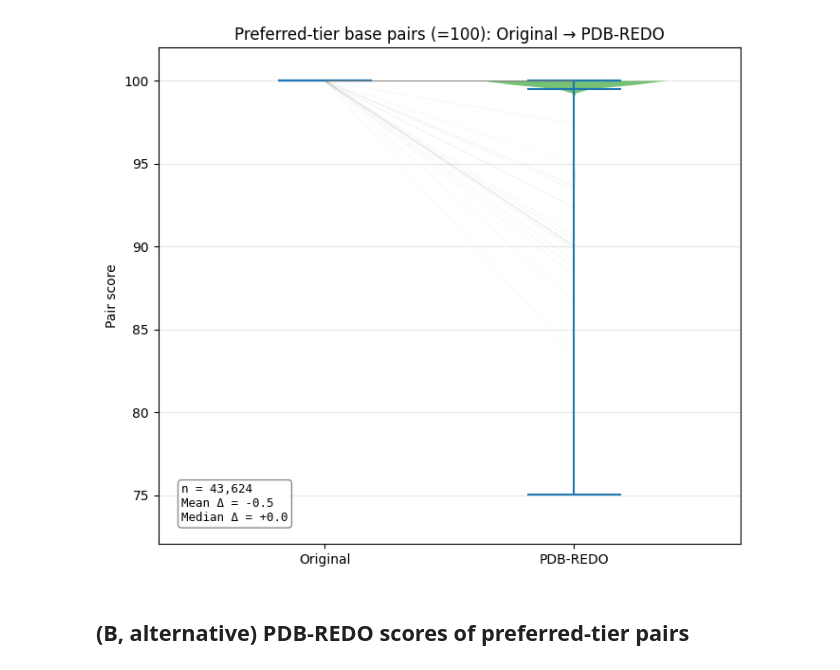
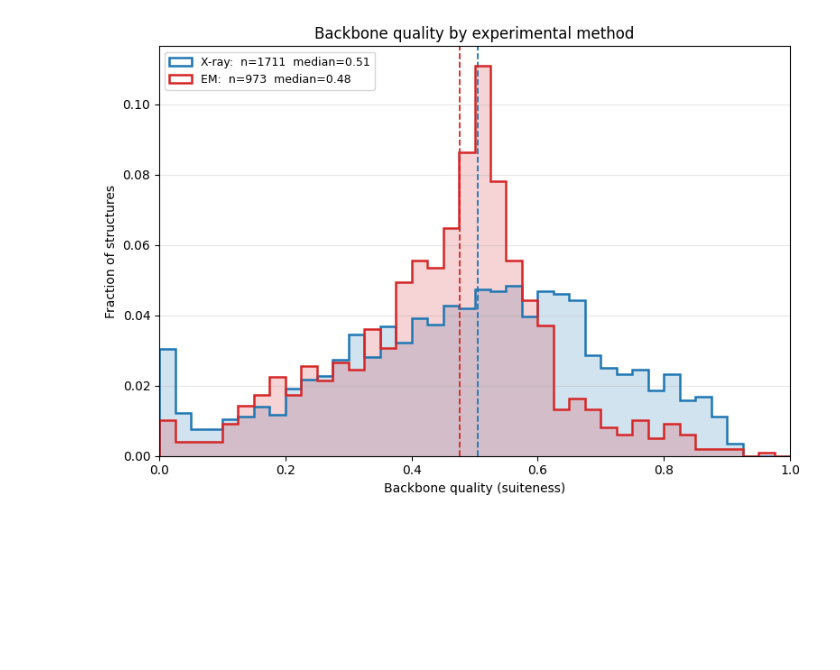
Before and after one commit to KamshinenD/PARSE-RNA-Analysis, a Jupyter notebook: notebooks/figures/figure4.ipynb, the cells around one changed output. Drawn from its saved outputs; the diff is of its cells as text; code cells hidden in the pictures; blank space fills up the shorter version.

```diff
--- a/notebooks/figures/figure4.ipynb
+++ b/notebooks/figures/figure4.ipynb
@@ -3,18 +3,20 @@
 # %%
 import json
 from pathlib import Path
+import numpy as np
 import pandas as pd
 import matplotlib.pyplot as plt
-import numpy as np
+from scipy.stats import pearsonr
 
 _ROOT = Path.cwd().parent.parent
-FIGURES = _ROOT / "figures"
+_SUB = "supplemental" if Path.cwd().name == "supplemental_figures" else "main"
+FIGURES = _ROOT / "figures" / _SUB
 
 def data_file(rel):
     return _ROOT / "data" / rel
 
 def savefig(fig, name, dpi=150):
-    FIGURES.mkdir(exist_ok=True)
+    FIGURES.mkdir(parents=True, exist_ok=True)
     fig.savefig(FIGURES / name, dpi=dpi, bbox_inches="tight")
-    return Path("figures") / name
+    return Path("figures") / _SUB / name
 # %%
@@ -43,3 +55,3 @@ def issue_rates(pairs_subset, issue_col):
 # %%
-df, summary = load()
+df = load_scores_df()
 # %% [markdown]
@@ -79,41 +84,17 @@ Top-scoring pairs stay essentially unchanged after re-refinement.
 # %%
-sub_all = df[df['orig_score'] >= HIGH_THRESH].copy()
-
-# --- documented outlier exclusion (display only) ---------------------------
-# A handful of preferred-tier pairs suffer large drops after re-refinement and
-# stretch the y-axis, obscuring that the tier is otherwise unchanged. We omit
-# pairs that fell below 75 (a >25-point drop) FROM THE PLOT ONLY. Reported
-# statistics below still cover the full preferred-tier set, and the excluded
-# pairs are listed here for the record.
-CUT = 75
-excluded = sub_all[sub_all['redo_score'] < CUT]
-sub = sub_all[sub_all['redo_score'] >= CUT].copy()
-print(f"Excluded from view: {len(excluded)} of {len(sub_all):,} preferred-tier pairs "
-      f"({100*len(excluded)/len(sub_all):.3f}%) with redo score < {CUT}:")
-for _, r in excluded.sort_values('redo_score').iterrows():
-    print(f"  redo={r['redo_score']:5.1f}  {r['pdb_id']}  {r['res_id1']}/{r['res_id2']}")
-
-fig, ax = plt.subplots(figsize=(7, 6))
-positions = [1.0, 1.6]
-parts = ax.violinplot([sub['orig_score'].values, sub['redo_score'].values],
-                      positions=positions, widths=0.45,
-                      showmeans=True, showmedians=True, showextrema=True)
-for pc, c in zip(parts['bodies'], ['tab:blue', 'tab:green']):
-    pc.set_facecolor(c); pc.set_alpha(0.65)
-sample = sub.sample(min(300, len(sub)), random_state=42)
-for _, row in sample.iterrows():
-    ax.plot(positions, [row['orig_score'], row['redo_score']], color='gray', alpha=0.08, lw=0.5)
-
-d_all = sub_all['delta']
-ax.text(0.04, 0.04, f"n = {len(sub_all):,}\nMean \u0394 = {d_all.mean():+.1f}\nMedian \u0394 = {d_all.median():+.1f}",
-        transform=ax.transAxes, ha='left', va='bottom', fontsize=9, family='monospace',
-        bbox=dict(boxstyle='round', facecolor='white', edgecolor='gray', alpha=0.9))
-
-allv = pd.concat([sub['orig_score'], sub['redo_score']])
-pad = max(3, (allv.max() - allv.min()) * 0.12)
-ax.set_ylim(max(0, allv.min() - pad), min(102, allv.max() + pad))
-ax.set_xticks(positions); ax.set_xticklabels(['Original', 'PDB-REDO']); ax.set_xlim(0.6, 2.0)
-ax.set_ylabel('Pair score'); ax.set_title('Preferred-tier base pairs (=100): Original \u2192 PDB-REDO')
-ax.grid(axis='y', alpha=0.3)
-fig.tight_layout(); print('saved', savefig(fig, 'figure4_B_preferred_tier_before_after.png')); plt.show()
+sub = df[df['n_residues_scored'] > 0]
+bins = np.linspace(0, 1, 41)
+fig, ax = plt.subplots(figsize=(8, 5.5))
+for method, color in [('X-ray', 'tab:blue'), ('EM', 'tab:red')]:
+    vals = sub.loc[sub['method'] == method, 'backbone_suiteness'].dropna()
+    if vals.empty: continue
+    w = np.ones(len(vals)) / len(vals)
+    ax.hist(vals, bins=bins, weights=w, histtype='stepfilled', color=color, alpha=0.20)
+    ax.hist(vals, bins=bins, weights=w, histtype='step', color=color, linewidth=1.8,
+            label=f'{method}:  n={len(vals)}  median={vals.median():.2f}')
+    ax.axvline(vals.median(), color=color, linestyle='--', linewidth=1.3)
+ax.set_xlabel('Backbone quality (suiteness)'); ax.set_ylabel('Fraction of structures')
+ax.set_xlim(0, 1); ax.set_title('Backbone quality by experimental method')
+ax.legend(loc='upper left', fontsize=9); ax.grid(alpha=0.3, axis='y')
+fig.tight_layout(); print('saved', savefig(fig, 'figure4_B_backbone_score_distribution.png')); plt.show()
 # %% [output]
@@ -137,3 +102 @@ saved figures/figure4_B_preferred_tier_before_after.png
-[figure, old version]
+[figure, new version]
-# %% [markdown]
-## (B, alternative) PDB-REDO scores of preferred-tier pairs
```
Also changed, not shown: parts of 16 cells of this notebook, 41 other files.
